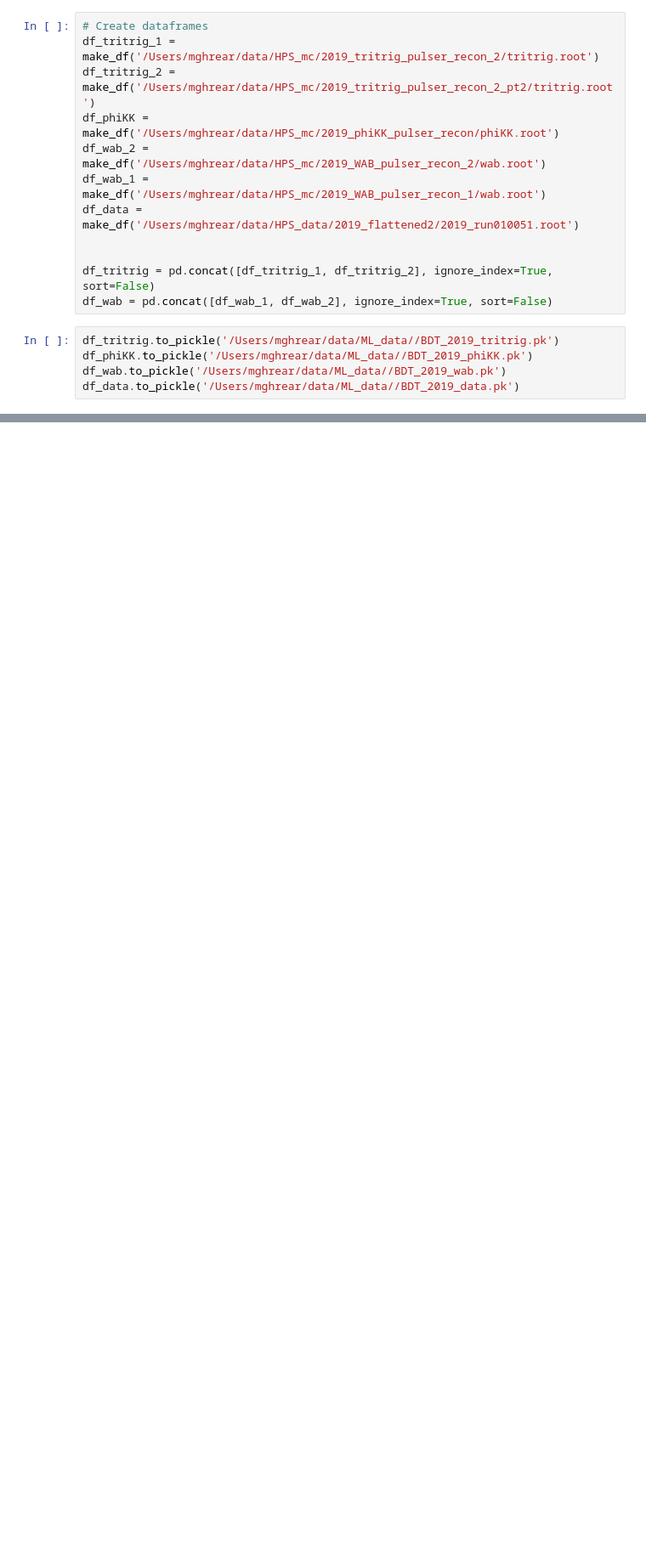
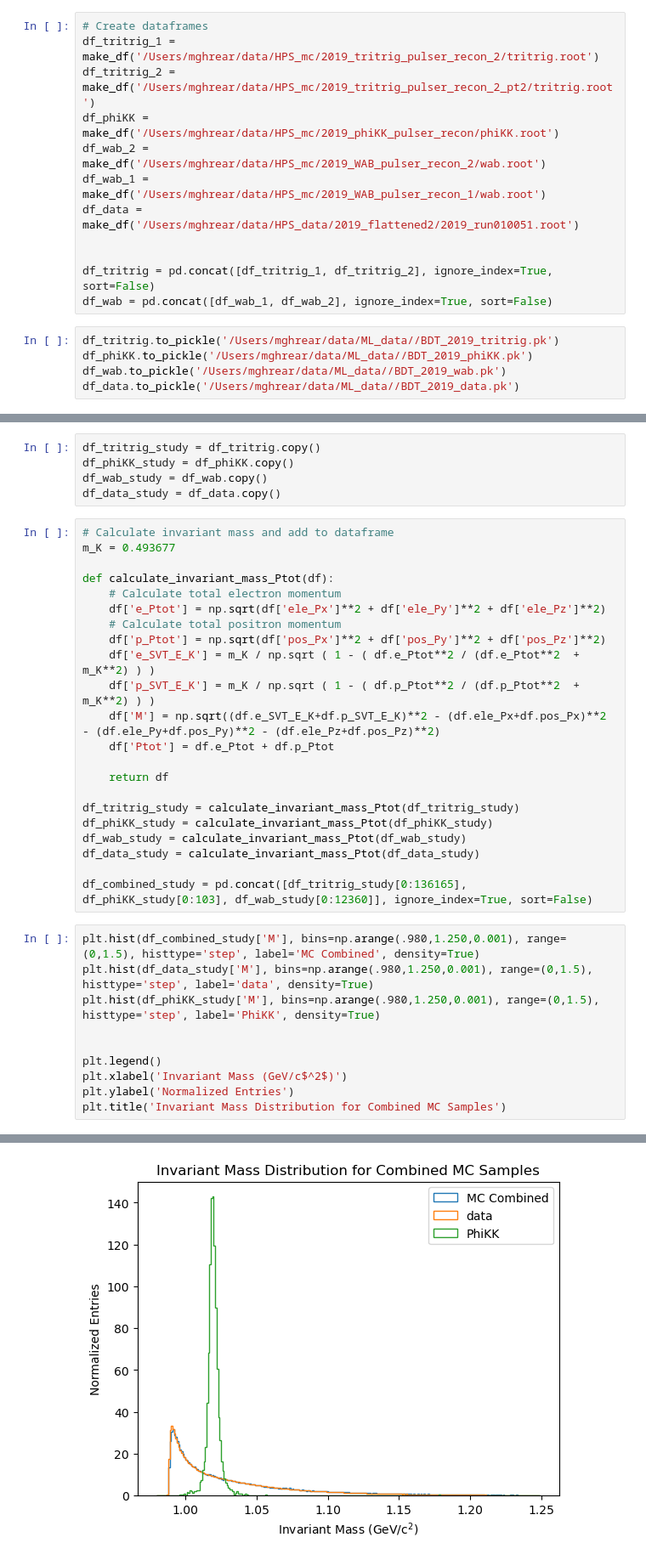
Before and after one commit to mghrear/pivoting-ANN, a Jupyter notebook: data_setup.ipynb, the cells around one changed output, grey strips where cells are left out. Shown at 85% size. Drawn from its saved outputs; the diff is of its cells as text; blank space fills up the shorter version.

Commit message:
adding data mc comparison

```diff
--- a/data_setup.ipynb
+++ b/data_setup.ipynb
@@ -83,0 +86,38 @@ df_data.to_pickle('/Users/mghrear/data/ML_data//BDT_2019_data.pk')
+# %%
+df_tritrig_study = df_tritrig.copy()
+df_phiKK_study = df_phiKK.copy()
+df_wab_study = df_wab.copy()
+df_data_study = df_data.copy()
+# %%
+# Calculate invariant mass and add to dataframe
+m_K = 0.493677
+
+def calculate_invariant_mass_Ptot(df):
+    # Calculate total electron momentum
+    df['e_Ptot'] = np.sqrt(df['ele_Px']**2 + df['ele_Py']**2 + df['ele_Pz']**2)
+    # Calculate total positron momentum
+    df['p_Ptot'] = np.sqrt(df['pos_Px']**2 + df['pos_Py']**2 + df['pos_Pz']**2)
+    df['e_SVT_E_K'] = m_K / np.sqrt ( 1 - ( df.e_Ptot**2 / (df.e_Ptot**2  + m_K**2) ) )
+    df['p_SVT_E_K'] = m_K / np.sqrt ( 1 - ( df.p_Ptot**2 / (df.p_Ptot**2  + m_K**2) ) )
+    df['M'] = np.sqrt((df.e_SVT_E_K+df.p_SVT_E_K)**2 - (df.ele_Px+df.pos_Px)**2 - (df.ele_Py+df.pos_Py)**2 - (df.ele_Pz+df.pos_Pz)**2)
+    df['Ptot'] = df.e_Ptot + df.p_Ptot
+
+    return df
+
+df_tritrig_study = calculate_invariant_mass_Ptot(df_tritrig_study)
+df_phiKK_study = calculate_invariant_mass_Ptot(df_phiKK_study)
+df_wab_study = calculate_invariant_mass_Ptot(df_wab_study)
+df_data_study = calculate_invariant_mass_Ptot(df_data_study)
+
+df_combined_study = pd.concat([df_tritrig_study[0:136165], df_phiKK_study[0:103], df_wab_study[0:12360]], ignore_index=True, sort=False)
+# %%
+plt.hist(df_combined_study['M'], bins=np.arange(.980,1.250,0.001), range=(0,1.5), histtype='step', label='MC Combined', density=True)
+plt.hist(df_data_study['M'], bins=np.arange(.980,1.250,0.001), range=(0,1.5), histtype='step', label='data', density=True)
+plt.hist(df_phiKK_study['M'], bins=np.arange(.980,1.250,0.001), range=(0,1.5), histtype='step', label='PhiKK', density=True)
+
+
+plt.legend()
+plt.xlabel('Invariant Mass (GeV/c$^2$)')
+plt.ylabel('Normalized Entries')
+plt.title('Invariant Mass Distribution for Combined MC Samples')
+# %% [output]
@@ -83,0 +125 @@ df_data.to_pickle('/Users/mghrear/data/ML_data//BDT_2019_data.pk')
+[figure, added]
```
Also changed, not shown: parts of 18 cells of this notebook, 3 other files.
